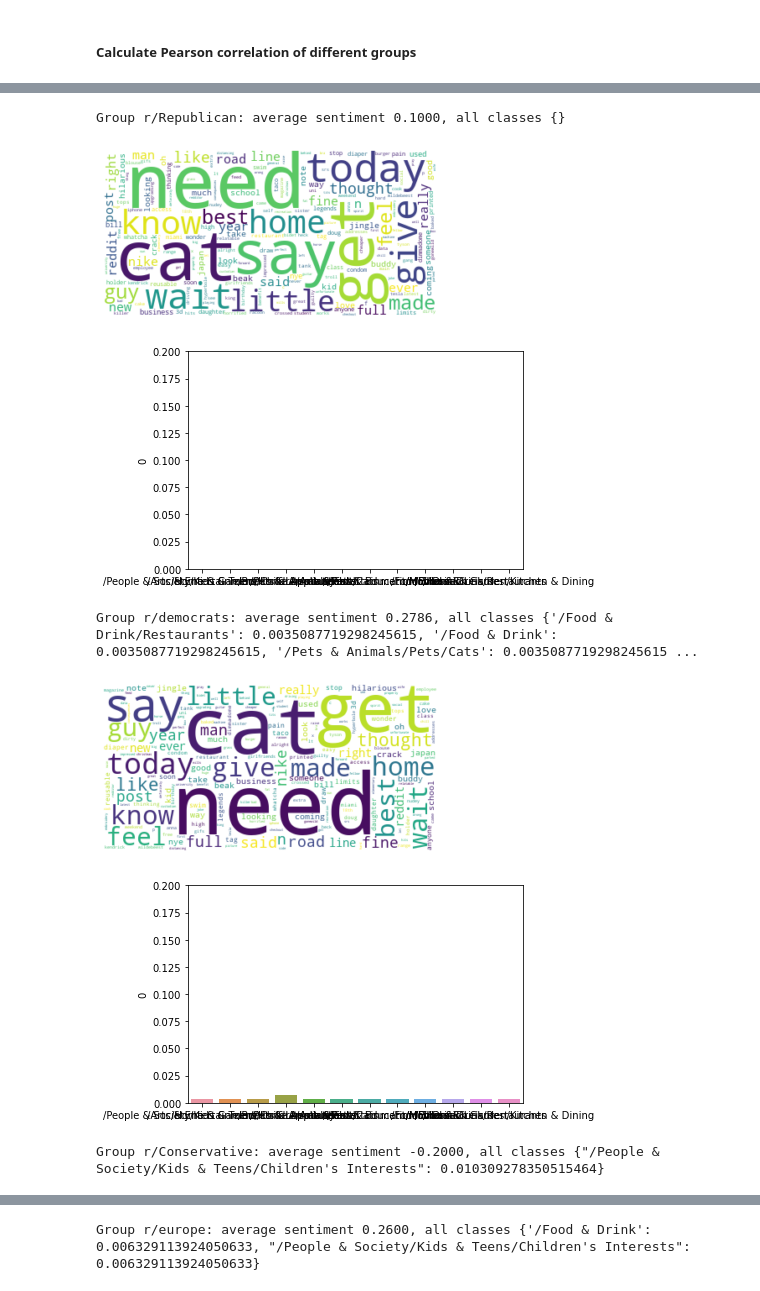
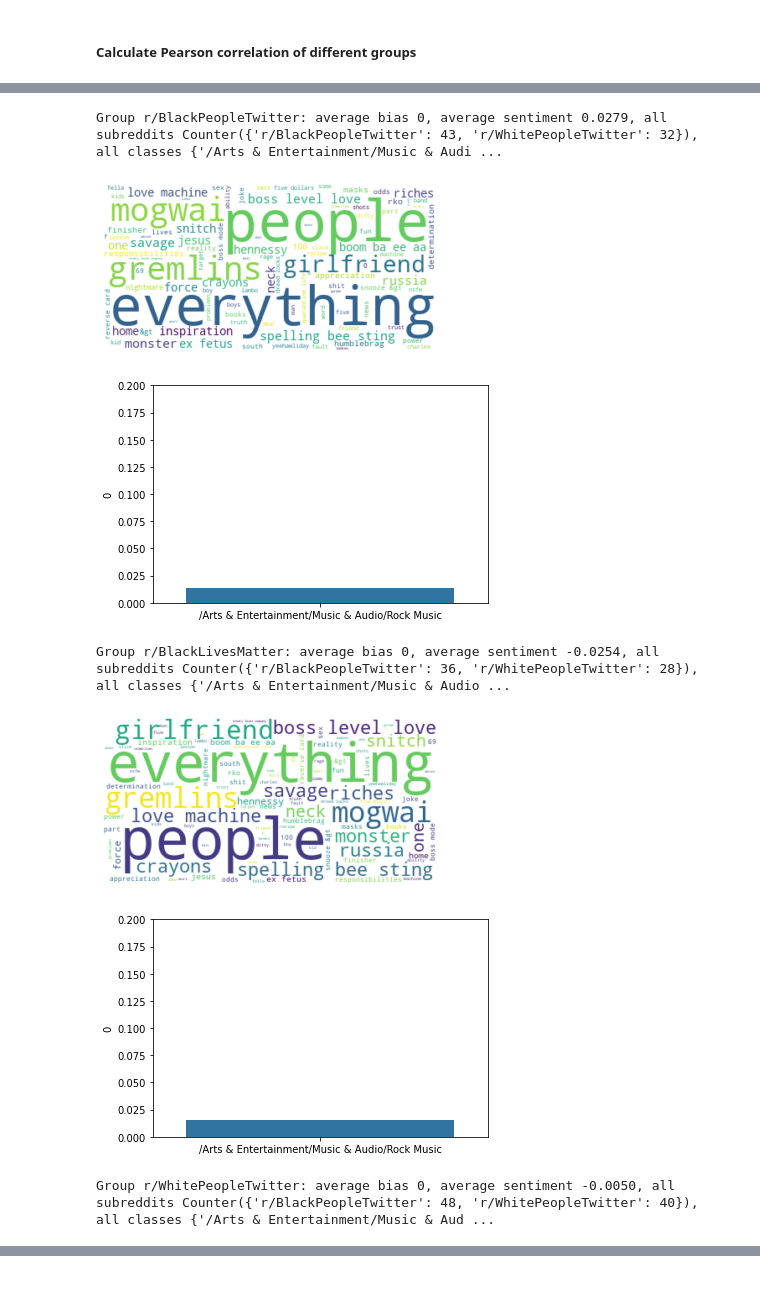
Before and after one commit to StanfordHCI/Curation-Modeling, a Jupyter notebook: curation.ipynb, the cells around one changed output, grey strips where cells are left out. Cells and saved outputs as stored; diff of their text form; code cells hidden in the pictures.

```diff
--- a/curation.ipynb
+++ b/curation.ipynb
@@ -237,6 +243,10 @@ if config["user_grouping_method"] == "predict_all_submissions":
     debug(vote_score_pearson_corr=vote_score_pearson_corr)
 # %% [markdown]
 #### Perform curation on a subreddit
+# %%
+a_subreddit = None
+a_subreddit = "interest_r/BlackPeopleTwitter_r/BlackLivesMatter_r/WhitePeopleTwitter"
+# a_subreddit = "r/politics r/Conservative r/Liberal r/Republican r/democrats r/VoteBlue r/Feminism r/MensRights"
 # %% [markdown]
 Select a subreddit from the most popular subreddits
 # %%
@@ -279,3 +359,11 @@ DEBUG: 1 vars: ['user_grouping_method'], at <ipython-input-60-4724b0236aa0>:5 <m
 ##### Obtain representations for active users
 
 User representation will be used to cluster users into groups if `user_grouping_method` is "`neural`" or "`vote`"
+# %%
+user_grouping_method = config["user_grouping_method"]
+user_grouping_method = "interest_r/BlackPeopleTwitter_r/BlackLivesMatter_r/WhitePeopleTwitter" #TODO: change this
+# user_grouping_method = "interest_r/Conservative_r/Liberal_r/Republican_r/democrats_r/VoteBlue" #TODO: change this
+
+manual_user_groups = config["manual_user_groups"]
+# manual_user_groups = {"Conservative": {66, 39, 10, 44, 16, 60}, "Democratic":{0, 65, 64, 37, 49, 52, 20, 22, 23, 26, 29}}
+debug(user_grouping_method=user_grouping_method)
@@ -349,8 +442,6 @@ zerohedge.com              zerohedge        25.60  14.82
 [120 rows x 3 columns]
 # %% [markdown]
 ##### Cluster active users into multiple groups
-# %%
-user_grouping_method = "interest_r/Republican_r/democrats_r/Conservative_r/europe_r/Libertarian_r/VoteBlue"
 # %%
 from reddit import get_user_info
 
@@ -759,0 +721,6 @@ Predicting group r/Libertarian with users {29505, 27362, 3426, 15108, 21798, 204
+# %%
+all_preferred_submissions_text = set.intersection(*[set(groups_preferred_submissions_text[group_x]) for group_x in groups_preferred_submissions_text])
+# groups_preferred_submissions_text
+
+for group_x in groups_preferred_submissions_text:
+    print(f"Users in group {group_x} prefers {set(groups_preferred_submissions_text[group_x]) - all_preferred_submissions_text}") #
@@ -786,55 +751,75 @@ from nltk.tokenize import word_tokenize, RegexpTokenizer
 stop = set(stopwords.words('english'))
 stop.update({"deleted", "SEP", "r"})
 tokenizer = RegexpTokenizer(r'\w+')
+
 submission_text_map = test_data[["SUBMISSION_ID", "SUBMISSION_TEXT"]].set_index("SUBMISSION_ID").to_dict()["SUBMISSION_TEXT"]
+if "interest" in user_grouping_method or "political_affiliation" in user_grouping_method:
+    test_data["SUBMISSION_BIAS"] = test_data["SUBMISSION_TEXT"].map(get_political_bias).to_numpy()
+    submission_bias_map = test_data[["SUBMISSION_ID", "SUBMISSION_BIAS"]].set_index("SUBMISSION_ID").to_dict()["SUBMISSION_BIAS"]
+    submission_subreddit_map = test_data[["SUBMISSION_ID", "SUBREDDIT"]].set_index("SUBMISSION_ID").to_dict()["SUBREDDIT"]
+
 all_classes = set()
+groups_bias = {}
+group_subreddit = {}
 groups_class_counter_rate = {}
 groups_sentiment = {}
 groups_words = {}
 for group_x in groups_preferred_submissions:
     submission_sentiments = []
+    submission_bias = []
+    submission_subreddit = []
     submission_classes = []
     submission_words = []
     group_preferred_submissions = groups_preferred_submissions[group_x]
     for submission_id in group_preferred_submissions:
         if submission_sentiment_map[submission_id]:
             submission_sentiments.append(submission_sentiment_map[submission_id])
+
         submission_classes.extend(submission_class_map[submission_id])
-        submission_words.extend([_ for _ in tokenizer.tokenize(submission_text_map[submission_id].lower()) if _ not in stop])
+        # submission_words.extend([_ for _ in tokenizer.tokenize(submission_text_map[submission_id].lower()) if _ not in stop])
+        submission_words.extend(submission_entity_map[submission_id])
+        if "interest" in user_grouping_method or "political_affiliation" in user_grouping_method:
+            if not np.isnan(submission_bias_map[submission_id]):
+                submission_bias.append(submission_bias_map[submission_id])
+            submission_subreddit.append(submission_subreddit_map[submission_id])
 
+
+    if "interest" in user_grouping_method or "political_affiliation" in user_grouping_method:
+        groups_bias[group_x] = np.mean(submission_bias) if len(submission_bias) > 0 else 0
+        group_subreddit[group_x] = Counter(submission_subreddit)
     class_counter = Counter(submission_classes)
     all_classes.update(class_counter.keys())
     class_counter_rate = {k: v/len(group_preferred_submissions) for k, v in class_counter.items()}
     groups_class_counter_rate[group_x] = class_counter_rate
 
-    avg_sentiment = np.mean(submission_sentiments) if len(submission_sentiments) > 0 else 0
-    groups_sentiment[group_x] = avg_sentiment
+    groups_sentiment[group_x] = np.mean(submission_sentiments) if len(submission_sentiments) > 0 else 0
 
     groups_words[group_x] = submission_words
 all_classes = list(all_classes)
 for group_x in groups_class_counter_rate:
     class_counter_rate = groups_class_counter_rate[group_x]
-    print(f"{group_x}: average sentiment {groups_sentiment[group_x]:.4f}, all classes {class_counter_rate}") # , all words {Counter(groups_words[group_x])}
+
+    print(f"{group_x}: average bias {groups_bias[group_x]}, average sentiment {groups_sentiment[group_x]:.4f}, all subreddits {group_subreddit[group_x]}, all classes {class_counter_rate}\n") # , all words {Counter(groups_words[group_x])}
 
     # visualize wordcloud
-    wordcloud = WordCloud(stopwords=stop, background_color="white").generate(" ".join(submission_words))
+    wordcloud = WordCloud(stopwords=stop, background_color="white").generate_from_frequencies(Counter(submission_words))
     plt.imshow(wordcloud, interpolation='bilinear')
     plt.axis("off")
     plt.show()
     plt.close()
 
     # visualize topic distribution
     class_counter_rate = {cls: [class_counter_rate.get(cls, 0)] for cls in all_classes}
     class_counter_rate_df = pd.DataFrame.from_dict(class_counter_rate).transpose()
     ax = sns.barplot(x=class_counter_rate_df.index, y=class_counter_rate_df[0])
     ax.set(ylim=(0, 0.2))
     plt.show()
     plt.close()
 # %% [output]
-Group r/Republican: average sentiment 0.1000, all classes {}
+Group r/BlackPeopleTwitter: average bias 0, average sentiment 0.0279, all subreddits Counter({'r/BlackPeopleTwitter': 43, 'r/WhitePeopleTwitter': 32}), all classes {'/Arts & Entertainment/Music & Audi ...
-[figure, old version]
+[figure, new version]
-[figure, old version]
+[figure, new version]
-Group r/democrats: average sentiment 0.2786, all classes {'/Food & Drink/Restaurants': 0.0035087719298245615, '/Food & Drink': 0.0035087719298245615, '/Pets & Animals/Pets/Cats': 0.0035087719298245615 ...
+Group r/BlackLivesMatter: average bias 0, average sentiment -0.0254, all subreddits Counter({'r/BlackPeopleTwitter': 36, 'r/WhitePeopleTwitter': 28}), all classes {'/Arts & Entertainment/Music & Audio ...
-[figure, old version]
+[figure, new version]
-[figure, old version]
+[figure, new version]
-Group r/Conservative: average sentiment -0.2000, all classes {"/People & Society/Kids & Teens/Children's Interests": 0.010309278350515464}
+Group r/WhitePeopleTwitter: average bias 0, average sentiment -0.0050, all subreddits Counter({'r/BlackPeopleTwitter': 48, 'r/WhitePeopleTwitter': 40}), all classes {'/Arts & Entertainment/Music & Aud ...
@@ -843 +827,0 @@ Group r/Conservative: average sentiment -0.2000, all classes {"/People & Society
-Group r/europe: average sentiment 0.2600, all classes {'/Food & Drink': 0.006329113924050633, "/People & Society/Kids & Teens/Children's Interests": 0.006329113924050633}
```
Also changed, not shown: parts of 23 cells of this notebook, 1 other file.
